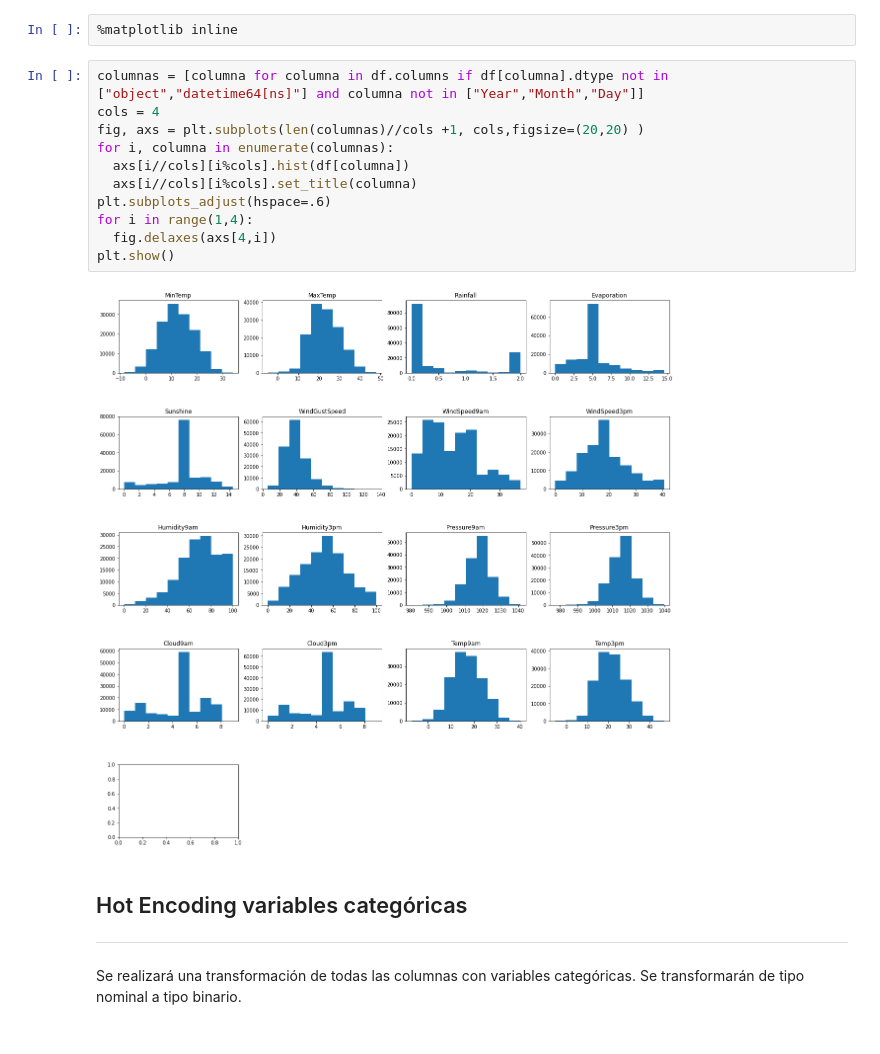
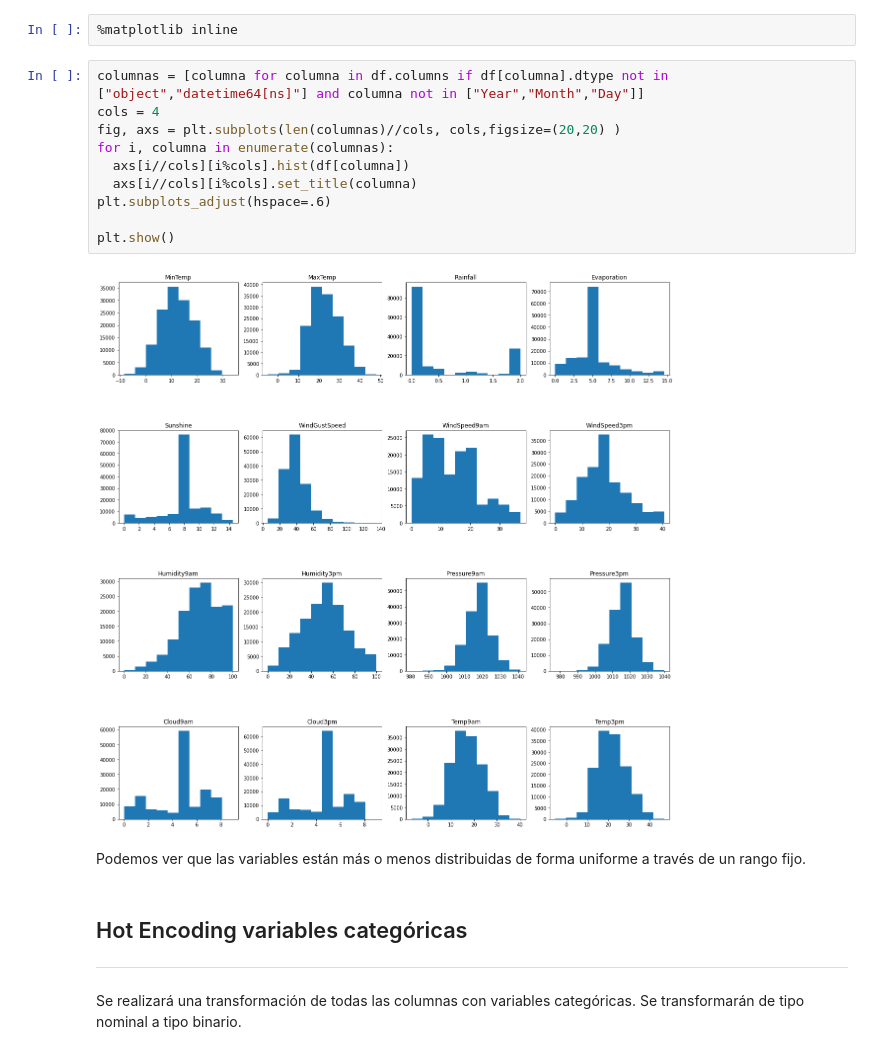
Before and after one commit to casalazara/Machine-Learning-IELE, a Jupyter notebook: Reto2/Reto_2.ipynb, the cells around one changed output. Cells and saved outputs as stored; diff of their text form.

```diff
--- a/Reto2/Reto_2.ipynb
+++ b/Reto2/Reto_2.ipynb
@@ -285,16 +285,17 @@ Dado que las variables numéricas parecen ser continuas se graficará un histogr
 # %%
 columnas = [columna for columna in df.columns if df[columna].dtype not in ["object","datetime64[ns]"] and columna not in ["Year","Month","Day"]]
 cols = 4
-fig, axs = plt.subplots(len(columnas)//cols +1, cols,figsize=(20,20) )
+fig, axs = plt.subplots(len(columnas)//cols, cols,figsize=(20,20) )
 for i, columna in enumerate(columnas):
   axs[i//cols][i%cols].hist(df[columna])
   axs[i//cols][i%cols].set_title(columna)
 plt.subplots_adjust(hspace=.6)
-for i in range(1,4):
-  fig.delaxes(axs[4,i])
+
 plt.show()
 # %% [output]
-[figure, old version]
+[figure, new version]
+# %% [markdown]
+Podemos ver que las variables están más o menos distribuidas de forma uniforme a través de un rango fijo.
 # %% [markdown]
 ## Hot Encoding variables categóricas
 ---
```
Also changed, not shown: parts of 12 cells of this notebook.
